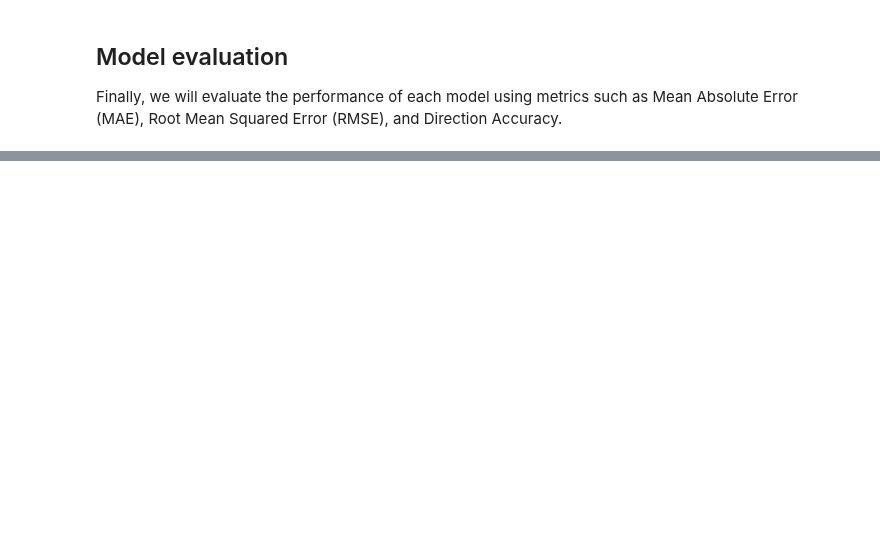
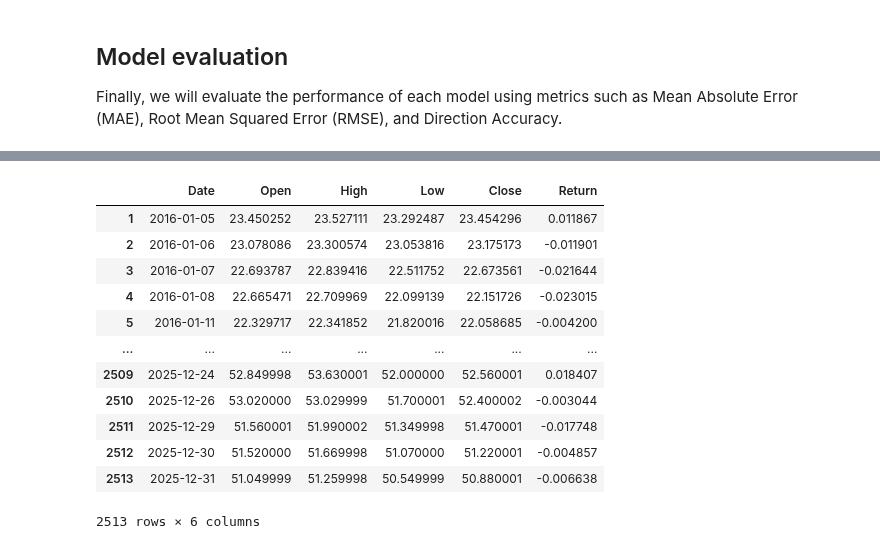
Before and after one commit to anderswol/AppStat2, a Jupyter notebook: Sagar/Stock_Price_Prediction_Models_Comparison.ipynb, the cells around one changed output, grey strips where cells are left out. Saved outputs shown, nothing was run; the diff lists cells and outputs as text; code cells hidden in the pictures; blank space fills up the shorter version.

```diff
--- a/Sagar/Stock_Price_Prediction_Models_Comparison.ipynb
+++ b/Sagar/Stock_Price_Prediction_Models_Comparison.ipynb
@@ -107,0 +150,16 @@ Direction Accuracy for HMM:  0.6097560975609756
+# %%
+df_nvo
+# %% [output]
+|  | Date | Open | High | Low | Close | Return |
+| 1 | 2016-01-05 | 23.450252 | 23.527111 | 23.292487 | 23.454296 | 0.011867 |
+| 2 | 2016-01-06 | 23.078086 | 23.300574 | 23.053816 | 23.175173 | -0.011901 |
+| 3 | 2016-01-07 | 22.693787 | 22.839416 | 22.511752 | 22.673561 | -0.021644 |
+| 4 | 2016-01-08 | 22.665471 | 22.709969 | 22.099139 | 22.151726 | -0.023015 |
+| 5 | 2016-01-11 | 22.329717 | 22.341852 | 21.820016 | 22.058685 | -0.004200 |
+| ... | ... | ... | ... | ... | ... | ... |
+| 2509 | 2025-12-24 | 52.849998 | 53.630001 | 52.000000 | 52.560001 | 0.018407 |
+| 2510 | 2025-12-26 | 53.020000 | 53.029999 | 51.700001 | 52.400002 | -0.003044 |
+| 2511 | 2025-12-29 | 51.560001 | 51.990002 | 51.349998 | 51.470001 | -0.017748 |
+| 2512 | 2025-12-30 | 51.520000 | 51.669998 | 51.070000 | 51.220001 | -0.004857 |
+| 2513 | 2025-12-31 | 51.049999 | 51.259998 | 50.549999 | 50.880001 | -0.006638 |
+2513 rows × 6 columns
```
Also changed, not shown: parts of 26 cells of this notebook, 2 other files.
